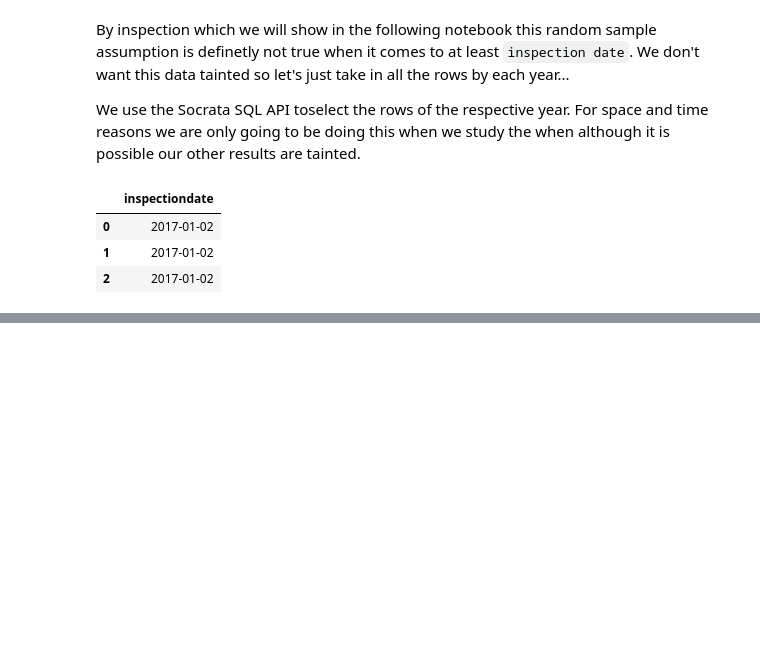
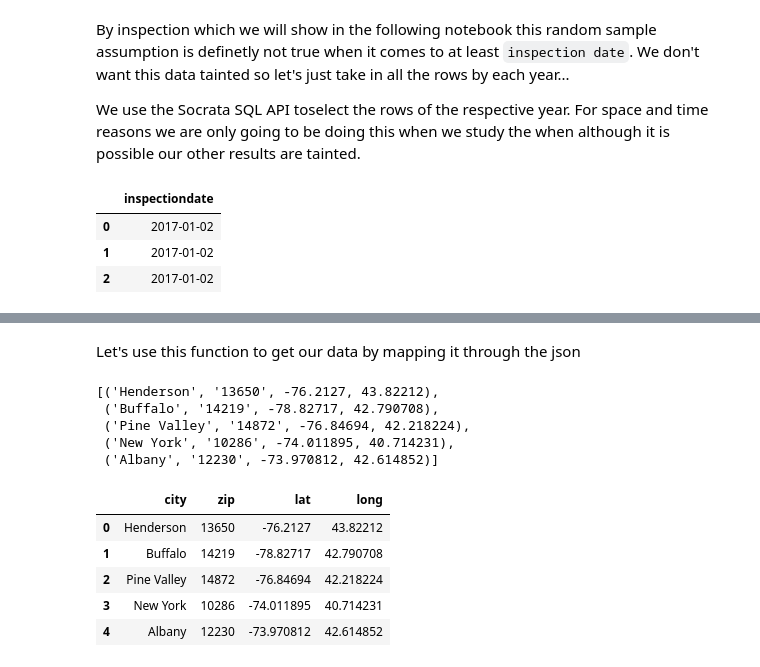
Before and after one commit to harisx91/NYCHousingMaintenanceCodeProject, a Jupyter notebook: notebooks/HousingCleaning.ipynb, the cells around one changed output, grey strips where cells are left out. Drawn from its saved outputs; the diff is of its cells as text; code cells hidden in the pictures; blank space fills up the shorter version.

```diff
--- a/notebooks/HousingCleaning.ipynb
+++ b/notebooks/HousingCleaning.ipynb
@@ -341,0 +340,4 @@ df_2017.head(3)
+# %%
+zipCodes = df['zip'].astype(np.str).str.extract('(.+?(?=\.))') #It adds a decimal since it was imported as float
+counts = zipCodes[0].value_counts()
+counts.head()
@@ -341,0 +384,2 @@ df_2017.head(3)
+# %% [markdown]
+Let's use this function to get our data by mapping it through the json
@@ -341,0 +388,20 @@ df_2017.head(3)
+# %%
+zipToLatitudeLongitudeMapper[0:5]
+# %% [output]
+[('Henderson', '13650', -76.2127, 43.82212),
+ ('Buffalo', '14219', -78.82717, 42.790708),
+ ('Pine Valley', '14872', -76.84694, 42.218224),
+ ('New York', '10286', -74.011895, 40.714231),
+ ('Albany', '12230', -73.970812, 42.614852)]
+# %%
+GeoCodeDf = pd.DataFrame(zipToLatitudeLongitudeMapper, columns = ['city','zip','lat','long'], dtype = np.str)
+countsDf = pd.DataFrame(counts).reset_index()
+countsDf.columns = ['zip','count']
+GeoCodeDf.head()
+# %% [output]
+|  | city | zip | lat | long |
+| 0 | Henderson | 13650 | -76.2127 | 43.82212 |
+| 1 | Buffalo | 14219 | -78.82717 | 42.790708 |
+| 2 | Pine Valley | 14872 | -76.84694 | 42.218224 |
+| 3 | New York | 10286 | -74.011895 | 40.714231 |
+| 4 | Albany | 12230 | -73.970812 | 42.614852 |
```
Also changed, not shown: parts of 15 cells of this notebook, 2 other files.
